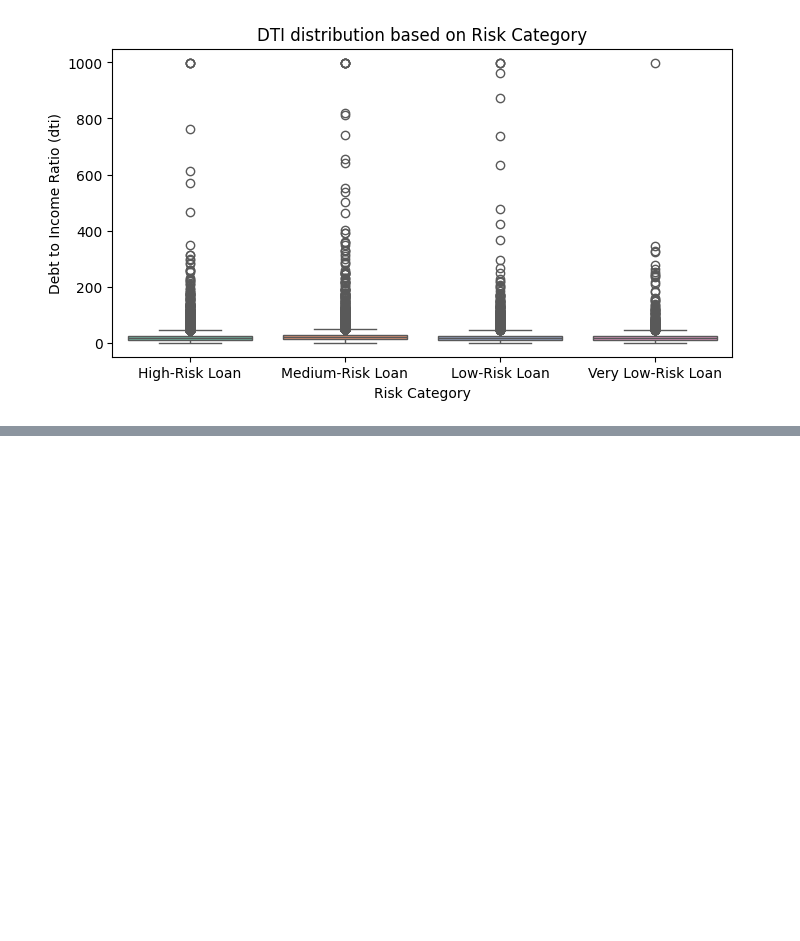
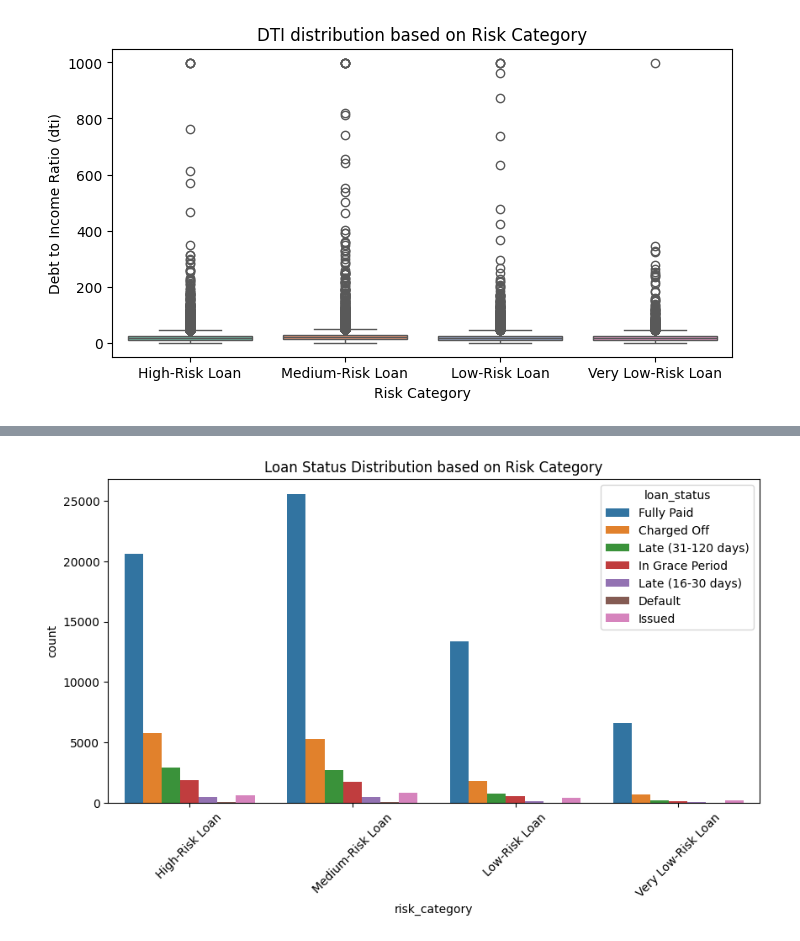
Before and after one commit to hidayah24/data-analyst-portfolio, a Jupyter notebook: Project-2-Credit-Risk-Analysis-and-Optimization-of-Lending-Decisions/Credit-Risk-Analysis.ipynb, the cells around one changed output, grey strips where cells are left out. Saved outputs shown, nothing was run; the diff lists cells and outputs as text; code cells hidden in the pictures; blank space fills up the shorter version.

```diff
--- a/Project-2-Credit-Risk-Analysis-and-Optimization-of-Lending-Decisions/Credit-Risk-Analysis.ipynb
+++ b/Project-2-Credit-Risk-Analysis-and-Optimization-of-Lending-Decisions/Credit-Risk-Analysis.ipynb
@@ -731,0 +764,8 @@ Passing `palette` without assigning `hue` is deprecated and will be removed in v
+# %%
+plt.figure(figsize=(10, 5))
+sns.countplot(x="risk_category", hue="loan_status", data=df)
+plt.xticks(rotation=45)
+plt.title("Loan Status Distribution based on Risk Category")
+plt.show()
+# %% [output]
+[figure, added]
```
Also changed, not shown: parts of 6 cells of this notebook.
